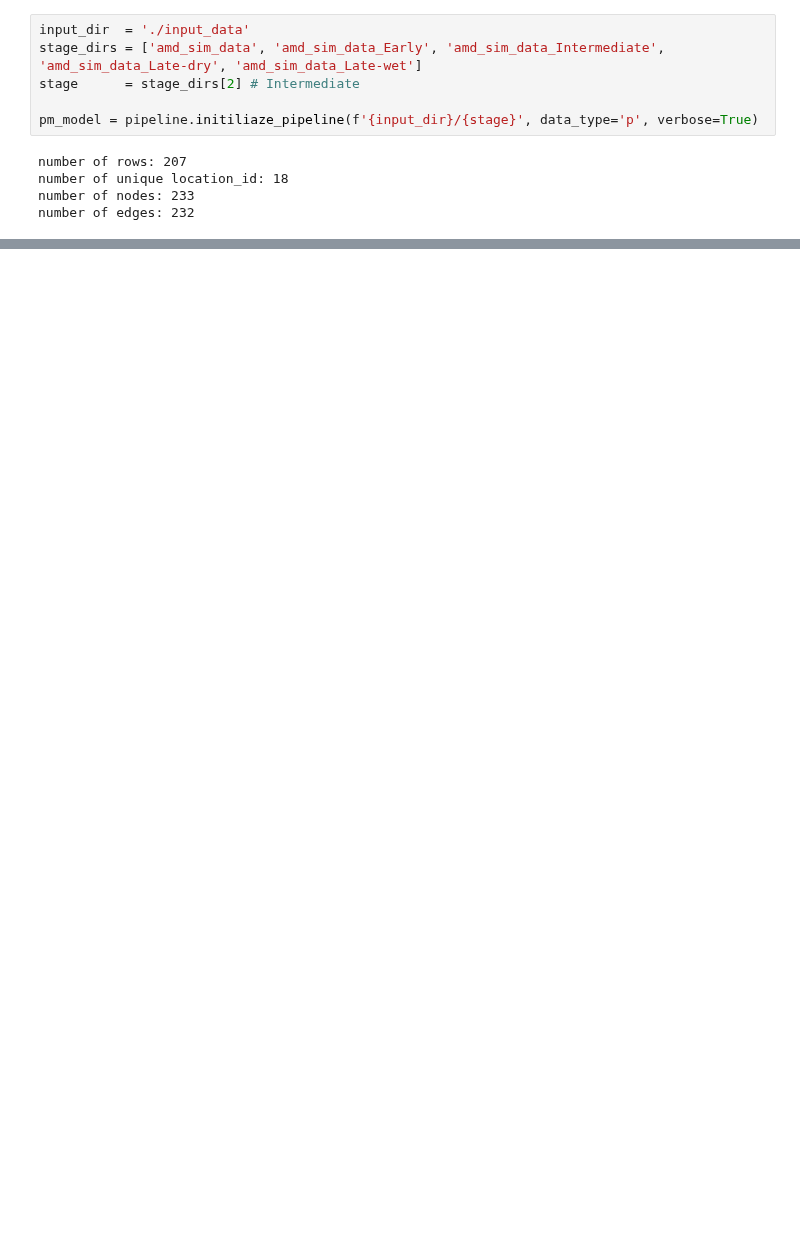
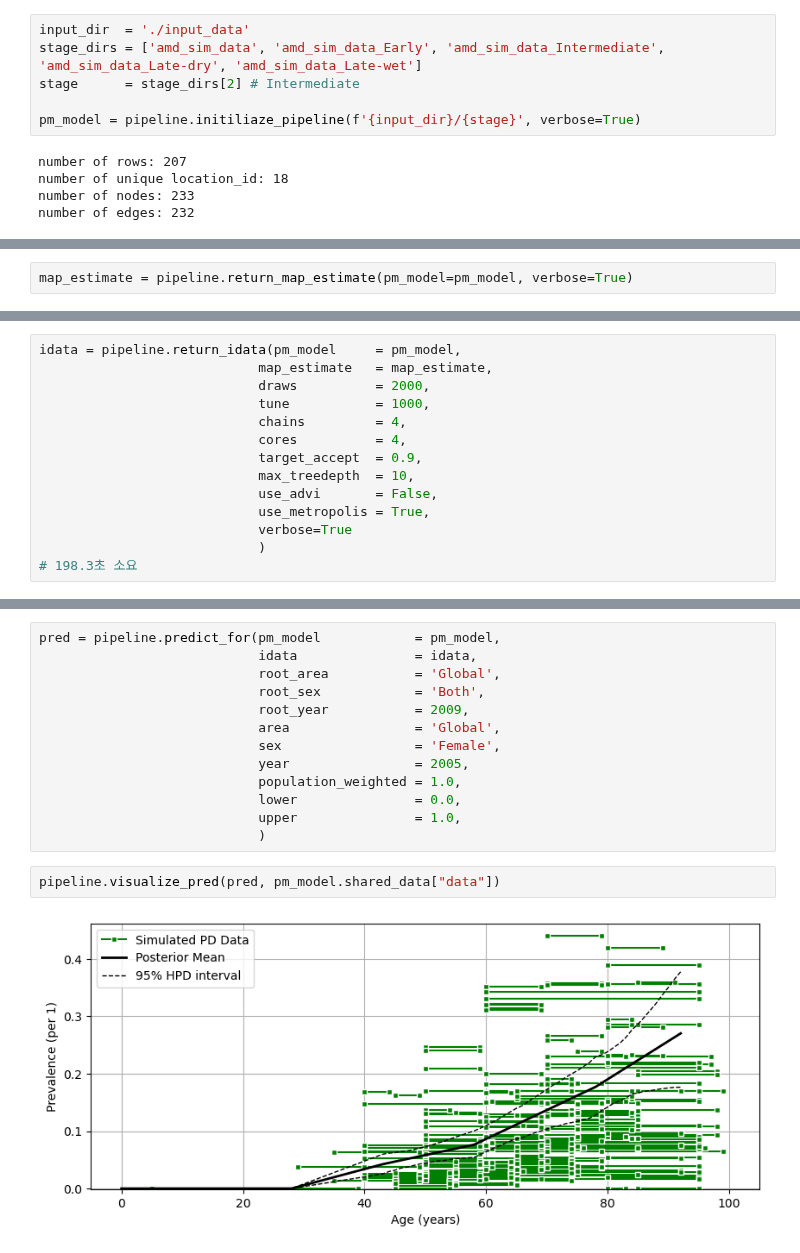
Before and after one commit to EonSJeon/dismod_mr_migrated, a Jupyter notebook: reforged_mr/demo.ipynb, the cells around one changed output, grey strips where cells are left out. Saved outputs shown, nothing was run; the diff lists cells and outputs as text; blank space fills up the shorter version.

Commit message:
create: pipeline.py and demo.notebooks which hold the functions that can be imported

```diff
--- a/reforged_mr/demo.ipynb
+++ b/reforged_mr/demo.ipynb
@@ -8,7 +13,7 @@ input_dir  = './input_data'
 stage_dirs = ['amd_sim_data', 'amd_sim_data_Early', 'amd_sim_data_Intermediate', 'amd_sim_data_Late-dry', 'amd_sim_data_Late-wet']
 stage      = stage_dirs[2] # Intermediate
 
-pm_model = pipeline.initiliaze_pipeline(f'{input_dir}/{stage}', data_type='p', verbose=True)
+pm_model = pipeline.initiliaze_pipeline(f'{input_dir}/{stage}', verbose=True)
 # %% [output]
 number of rows: 207
 number of unique location_id: 18
@@ -38,0 +30,2 @@ pipeline.describe_data(pm_model)
+# %%
+map_estimate = pipeline.return_map_estimate(pm_model=pm_model, verbose=True)
@@ -38,0 +35,14 @@ pipeline.describe_data(pm_model)
+# %%
+idata = pipeline.return_idata(pm_model     = pm_model,
+                            map_estimate   = map_estimate,
+                            draws          = 2000,
+                            tune           = 1000,
+                            chains         = 4,
+                            cores          = 4,
+                            target_accept  = 0.9,
+                            max_treedepth  = 10,
+                            use_advi       = False,
+                            use_metropolis = True,
+                            verbose=True
+                            )
+# 198.3초 소요
@@ -38,0 +95,17 @@ pipeline.describe_data(pm_model)
+# %%
+pred = pipeline.predict_for(pm_model            = pm_model,
+                            idata               = idata,
+                            root_area           = 'Global',
+                            root_sex            = 'Both',
+                            root_year           = 2009,
+                            area                = 'Global',
+                            sex                 = 'Female',
+                            year                = 2005,
+                            population_weighted = 1.0,
+                            lower               = 0.0,
+                            upper               = 1.0,
+                            )
+# %%
+pipeline.visualize_pred(pred, pm_model.shared_data["data"])
+# %% [output]
+[figure, added]
```
Also changed, not shown: parts of 7 cells of this notebook, 4 other files.
